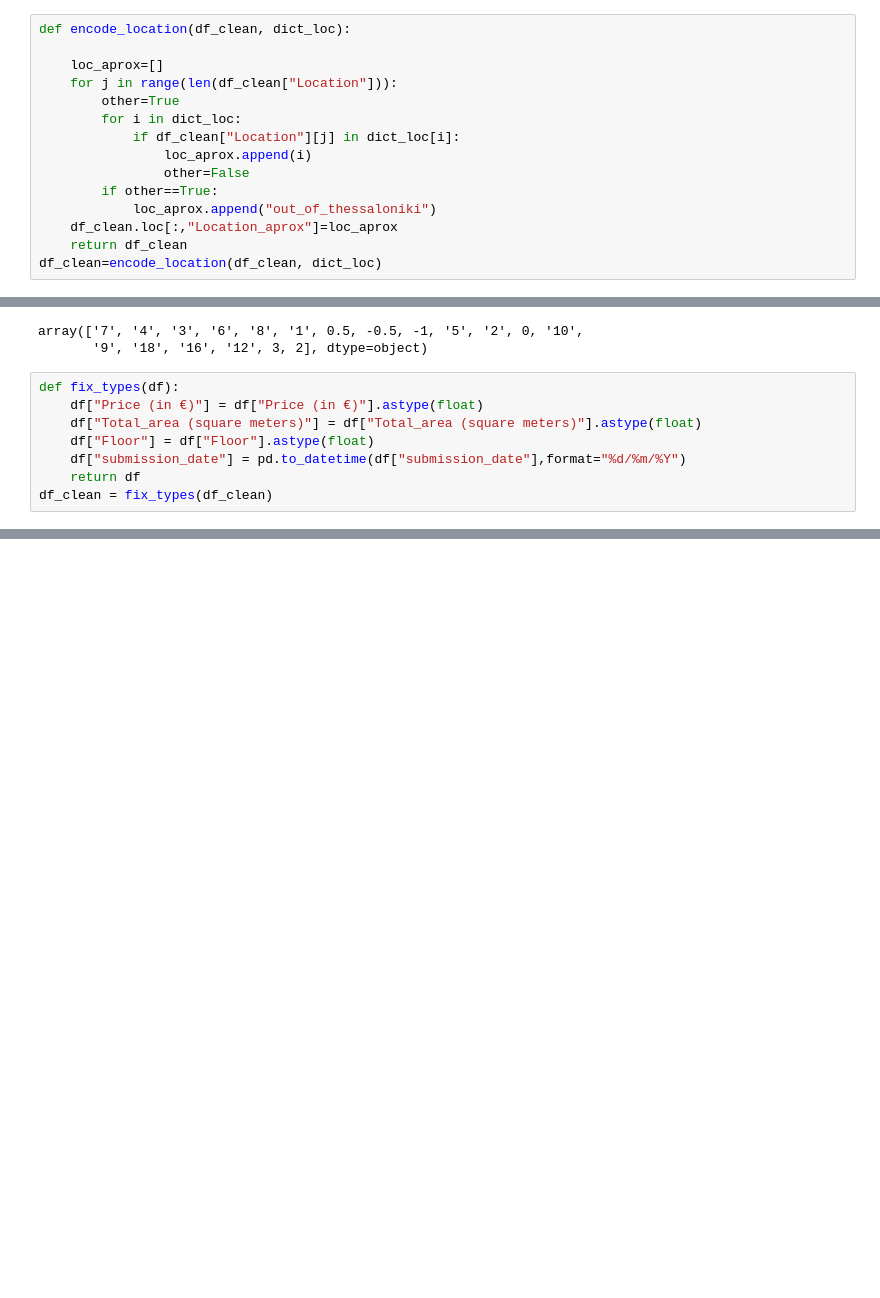
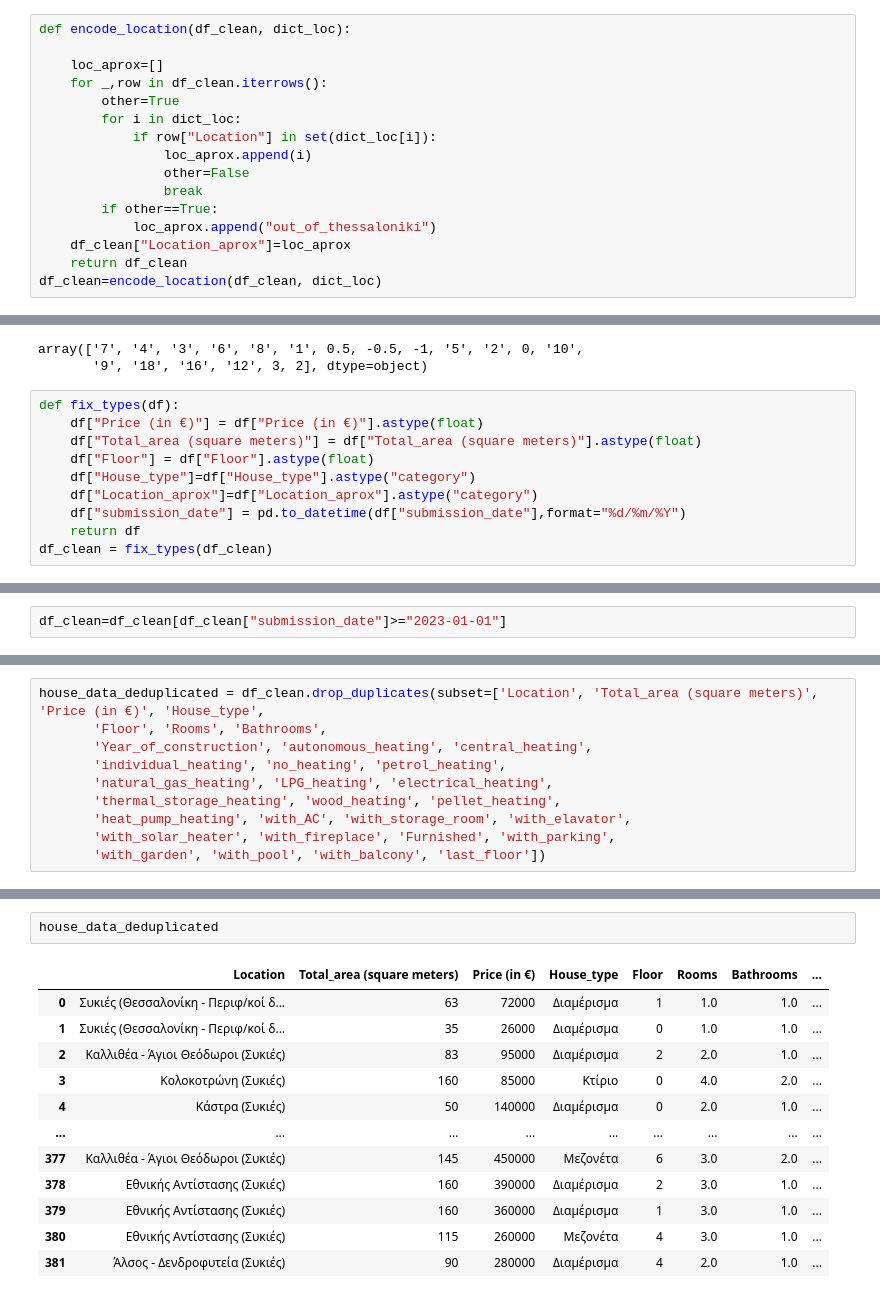
Before and after one commit to Tsantaris/Project-Real_estate_market_of_Thessaloniki, a Jupyter notebook: cleaner.ipynb, the cells around one changed output, grey strips where cells are left out. Saved outputs shown, nothing was run; the diff lists cells and outputs as text; blank space fills up the shorter version.

```diff
--- a/cleaner.ipynb
+++ b/cleaner.ipynb
@@ -290,14 +352,15 @@ Now we create a list which will contain the aproximate location of each entry on
 def encode_location(df_clean, dict_loc):
 
     loc_aprox=[]
-    for j in range(len(df_clean["Location"])):
+    for _,row in df_clean.iterrows():
         other=True
         for i in dict_loc:
-            if df_clean["Location"][j] in dict_loc[i]:
+            if row["Location"] in set(dict_loc[i]):
                 loc_aprox.append(i)
                 other=False
+                break
         if other==True:
             loc_aprox.append("out_of_thessaloniki")
-    df_clean.loc[:,"Location_aprox"]=loc_aprox
+    df_clean["Location_aprox"]=loc_aprox
     return df_clean
 df_clean=encode_location(df_clean, dict_loc)
@@ -358,6 +425,8 @@ def fix_types(df):
     df["Price (in €)"] = df["Price (in €)"].astype(float)
     df["Total_area (square meters)"] = df["Total_area (square meters)"].astype(float)
     df["Floor"] = df["Floor"].astype(float)
+    df["House_type"]=df["House_type"].astype("category")
+    df["Location_aprox"]=df["Location_aprox"].astype("category")
     df["submission_date"] = pd.to_datetime(df["submission_date"],format="%d/%m/%Y")
     return df
 df_clean = fix_types(df_clean)
@@ -363,0 +435,2 @@ df_clean = fix_types(df_clean)
+# %%
+df_clean=df_clean[df_clean["submission_date"]>="2023-01-01"]
@@ -366 +443,11 @@ Finally we save the dataframe as a csv file.
+# %%
+house_data_deduplicated = df_clean.drop_duplicates(subset=['Location', 'Total_area (square meters)', 'Price (in €)', 'House_type',
+       'Floor', 'Rooms', 'Bathrooms',
+       'Year_of_construction', 'autonomous_heating', 'central_heating',
+       'individual_heating', 'no_heating', 'petrol_heating',
+       'natural_gas_heating', 'LPG_heating', 'electrical_heating',
+       'thermal_storage_heating', 'wood_heating', 'pellet_heating',
+       'heat_pump_heating', 'with_AC', 'with_storage_room', 'with_elavator',
+       'with_solar_heater', 'with_fireplace', 'Furnished', 'with_parking',
+       'with_garden', 'with_pool', 'with_balcony', 'last_floor'])
 # %%
@@ -367,0 +455,15 @@ df_clean.to_csv("./Houses_final.csv",index=False)
+# %%
+house_data_deduplicated
+# %% [output]
+|  | Location | Total_area (square meters) | Price (in €) | House_type | Floor | Rooms | Bathrooms | ... |
+| 0 | Συκιές (Θεσσαλονίκη - Περιφ/κοί δ... | 63 | 72000 | Διαμέρισμα | 1 | 1.0 | 1.0 | ... |
+| 1 | Συκιές (Θεσσαλονίκη - Περιφ/κοί δ... | 35 | 26000 | Διαμέρισμα | 0 | 1.0 | 1.0 | ... |
+| 2 | Καλλιθέα - Άγιοι Θεόδωροι (Συκιές) | 83 | 95000 | Διαμέρισμα | 2 | 2.0 | 1.0 | ... |
+| 3 | Κολοκοτρώνη (Συκιές) | 160 | 85000 | Κτίριο | 0 | 4.0 | 2.0 | ... |
+| 4 | Κάστρα (Συκιές) | 50 | 140000 | Διαμέρισμα | 0 | 2.0 | 1.0 | ... |
+| ... | ... | ... | ... | ... | ... | ... | ... | ... |
+| 377 | Καλλιθέα - Άγιοι Θεόδωροι (Συκιές) | 145 | 450000 | Μεζονέτα | 6 | 3.0 | 2.0 | ... |
+| 378 | Εθνικής Αντίστασης (Συκιές) | 160 | 390000 | Διαμέρισμα | 2 | 3.0 | 1.0 | ... |
+| 379 | Εθνικής Αντίστασης (Συκιές) | 160 | 360000 | Διαμέρισμα | 1 | 3.0 | 1.0 | ... |
+| 380 | Εθνικής Αντίστασης (Συκιές) | 115 | 260000 | Μεζονέτα | 4 | 3.0 | 1.0 | ... |
+| 381 | Άλσος - Δενδροφυτεία (Συκιές) | 90 | 280000 | Διαμέρισμα | 4 | 2.0 | 1.0 | ... |
```
Also changed, not shown: parts of 11 cells of this notebook, 6 other files.
